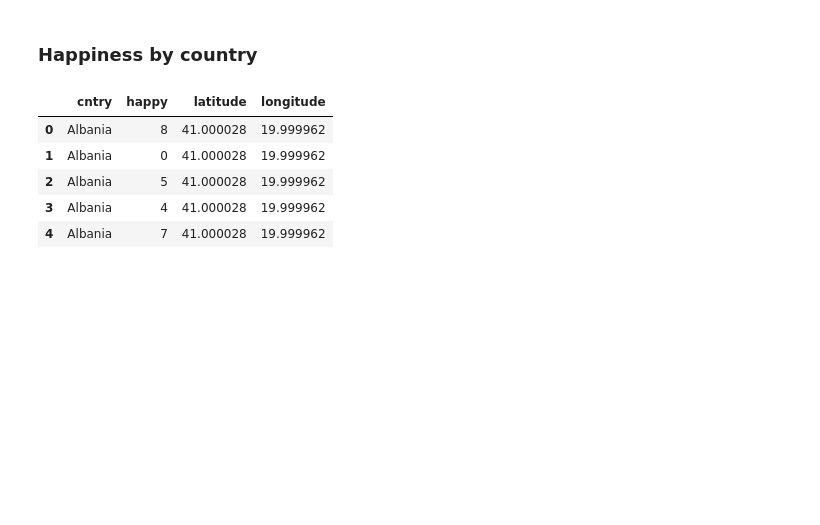
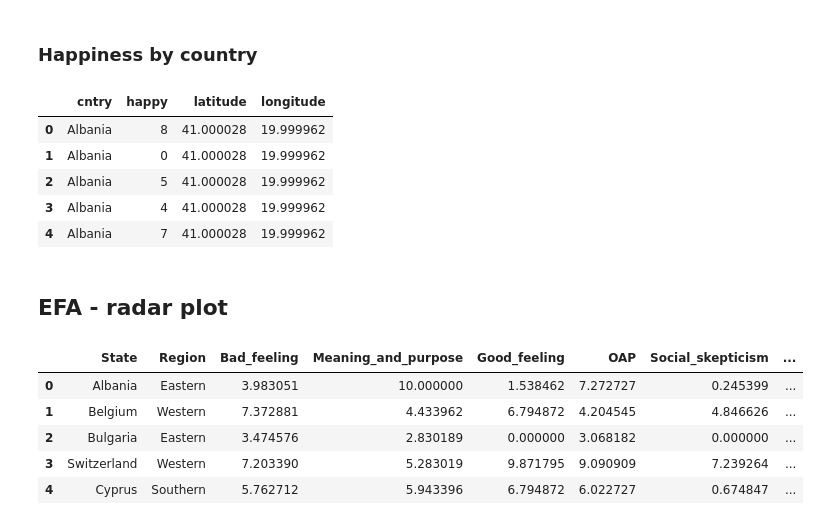
Before and after one commit to hasansalimkanmaz/data-visualization-course-assignment, a Jupyter notebook: Ossamu - EDA.ipynb, the cells around one changed output. Drawn from its saved outputs; the diff is of its cells as text; code cells hidden in the pictures; blank space fills up the shorter version.

```diff
--- a/Ossamu - EDA.ipynb
+++ b/Ossamu - EDA.ipynb
@@ -283,3 +285,22 @@ df_country.head()
 # %%
 df_country.groupby(['cntry', 'latitude', 'longitude'],
                    as_index=False)['happy'].mean().to_csv('datasets/country_happiness.csv', index=False)
+# %% [markdown]
+## EFA - radar plot
+# %%
+df_wb['State'] = df_wb['State'].map({'AL':'Albania','BE':'Belgium','BG':'Bulgaria','CH':'Switzerland','CY':'Cyprus','CZ':'Czechia','DE':'Germany','DK':'Denmark','EE':'Estonia','ES':'Spain','FI':'Finland','FR':'France','GB':'United Kingdom','HU':'Hungary','IE':'Ireland','IL':'Israel','IS':'Iceland','IT':'Italy','LT':'Lithuania','NL':'Netherlands','NO':'Norway','PL':'Poland','PT':'Portugal','RU':'Russian Federation','SE':'Sweden','SI':'Slovenia','SK':'Slovakia','UA':'Ukraine','XK':'Kosovo'})
+# %%
+scaler = MinMaxScaler(feature_range=(0, 10))
+# %%
+df_wb.iloc[:, 2:] = scaler.fit_transform(df_wb.iloc[:, 2:])
+# %%
+df_wb.columns = [i.replace(' ', '_') for i in df_wb.columns]
+# %%
+df_wb.head()
+# %% [output]
+|  | State | Region | Bad_feeling | Meaning_and_purpose | Good_feeling | OAP | Social_skepticism | ... |
+| 0 | Albania | Eastern | 3.983051 | 10.000000 | 1.538462 | 7.272727 | 0.245399 | ... |
+| 1 | Belgium | Western | 7.372881 | 4.433962 | 6.794872 | 4.204545 | 4.846626 | ... |
+| 2 | Bulgaria | Eastern | 3.474576 | 2.830189 | 0.000000 | 3.068182 | 0.000000 | ... |
+| 3 | Switzerland | Western | 7.203390 | 5.283019 | 9.871795 | 9.090909 | 7.239264 | ... |
+| 4 | Cyprus | Southern | 5.762712 | 5.943396 | 6.794872 | 6.022727 | 0.674847 | ... |
```
Also changed, not shown: parts of 16 cells of this notebook.
